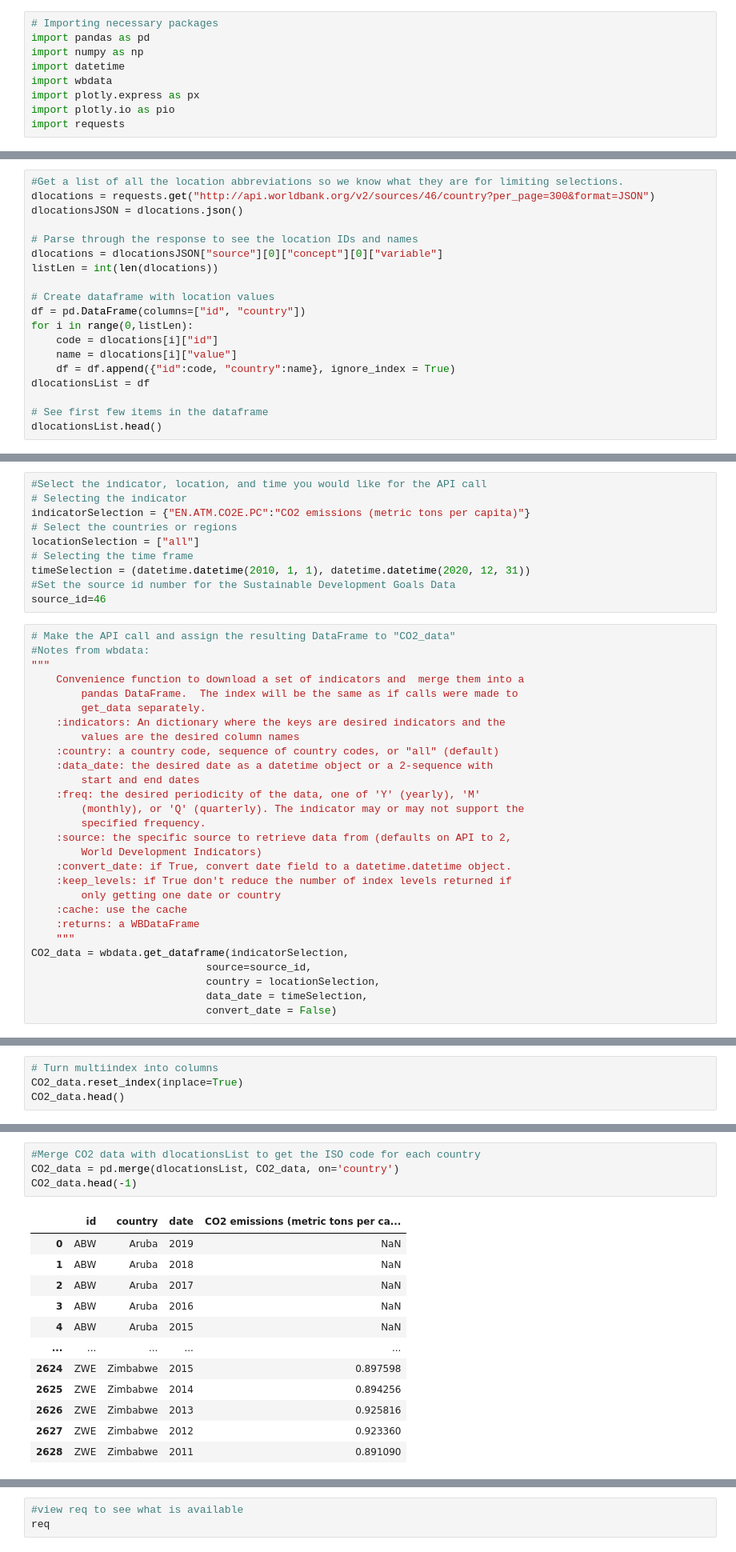
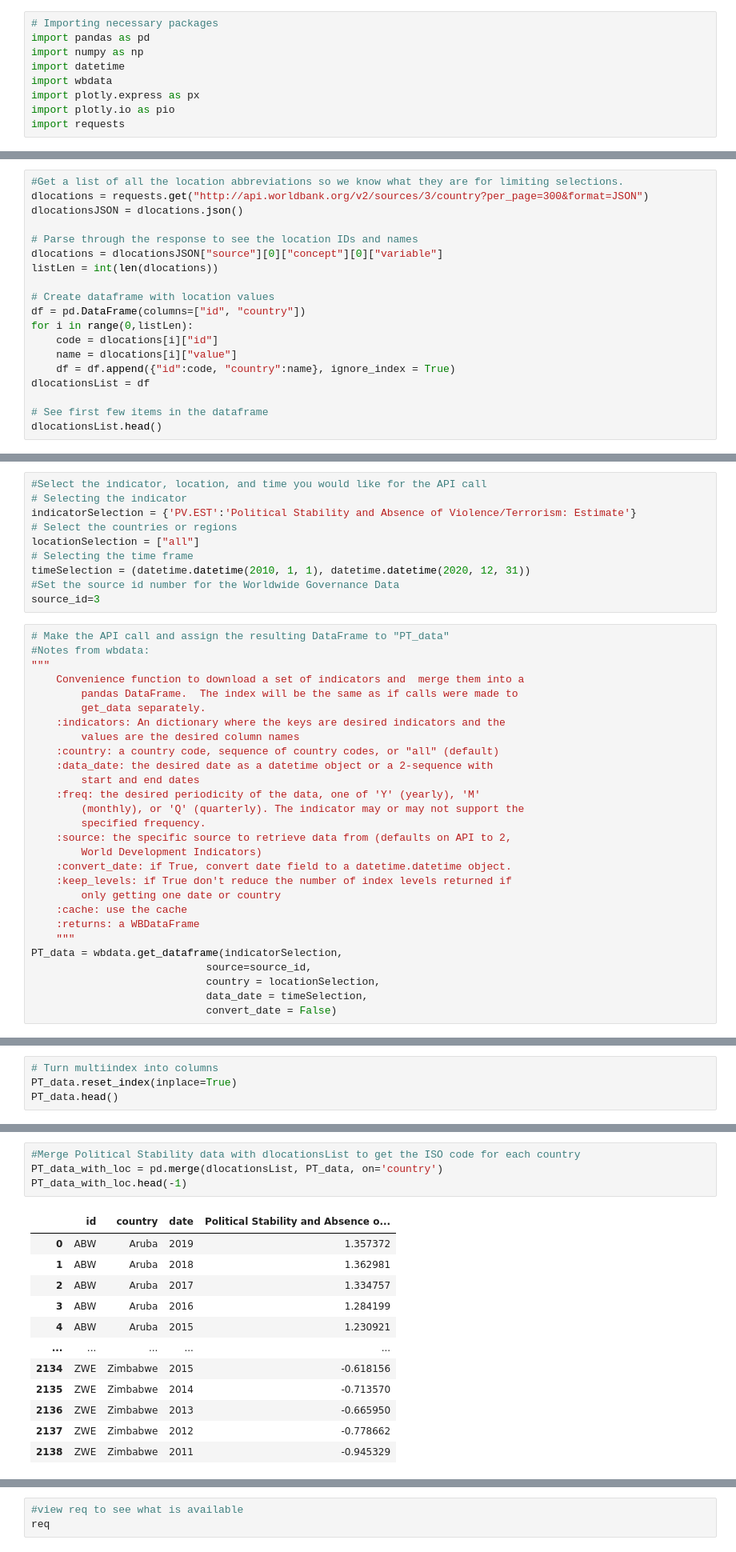
Before and after one commit to nmckinne/SustainabilityProject, a Jupyter notebook: SustainabilityGoals.ipynb, the cells around one changed output, grey strips where cells are left out. Shown at 80% size. Cells and saved outputs as stored; diff of their text form.

```diff
--- a/SustainabilityGoals.ipynb
+++ b/SustainabilityGoals.ipynb
@@ -58,6 +66,6 @@ for dict_entity in indicatorsJSON[1]:
 # %%
 #Get a list of all the location abbreviations so we know what they are for limiting selections.
-dlocations = requests.get("http://api.worldbank.org/v2/sources/46/country?per_page=300&format=JSON")
+dlocations = requests.get("http://api.worldbank.org/v2/sources/3/country?per_page=300&format=JSON")
 dlocationsJSON = dlocations.json()
 
 # Parse through the response to see the location IDs and names
@@ -84,15 +92,15 @@ dlocationsList.head()
 # %%
 #Select the indicator, location, and time you would like for the API call
 # Selecting the indicator
-indicatorSelection = {"EN.ATM.CO2E.PC":"CO2 emissions (metric tons per capita)"}
+indicatorSelection = {'PV.EST':'Political Stability and Absence of Violence/Terrorism: Estimate'}
 # Select the countries or regions
 locationSelection = ["all"]
 # Selecting the time frame
 timeSelection = (datetime.datetime(2010, 1, 1), datetime.datetime(2020, 12, 31))
-#Set the source id number for the Sustainable Development Goals Data
-source_id=46
+#Set the source id number for the Worldwide Governance Data
+source_id=3
 # %%
-# Make the API call and assign the resulting DataFrame to "CO2_data"
+# Make the API call and assign the resulting DataFrame to "PT_data"
 #Notes from wbdata:
 """
     Convenience function to download a set of indicators and  merge them into a
@@ -114,7 +122,7 @@ source_id=46
     :cache: use the cache
     :returns: a WBDataFrame
     """
-CO2_data = wbdata.get_dataframe(indicatorSelection,
+PT_data = wbdata.get_dataframe(indicatorSelection,
                             source=source_id,
                             country = locationSelection,
                             data_date = timeSelection,
@@ -132,5 +140,5 @@ CO2_data.head()
 # %%
 # Turn multiindex into columns
-CO2_data.reset_index(inplace=True)
-CO2_data.head()
+PT_data.reset_index(inplace=True)
+PT_data.head()
 # %% [output]
@@ -143,17 +151,17 @@ CO2_data.head()
 # %%
-#Merge CO2 data with dlocationsList to get the ISO code for each country
-CO2_data = pd.merge(dlocationsList, CO2_data, on='country')
-CO2_data.head(-1)
+#Merge Political Stability data with dlocationsList to get the ISO code for each country
+PT_data_with_loc = pd.merge(dlocationsList, PT_data, on='country')
+PT_data_with_loc.head(-1)
 # %% [output]
-|  | id | country | date | CO2 emissions (metric tons per ca... |
-| 0 | ABW | Aruba | 2019 | NaN |
-| 1 | ABW | Aruba | 2018 | NaN |
-| 2 | ABW | Aruba | 2017 | NaN |
-| 3 | ABW | Aruba | 2016 | NaN |
-| 4 | ABW | Aruba | 2015 | NaN |
+|  | id | country | date | Political Stability and Absence o... |
+| 0 | ABW | Aruba | 2019 | 1.357372 |
+| 1 | ABW | Aruba | 2018 | 1.362981 |
+| 2 | ABW | Aruba | 2017 | 1.334757 |
+| 3 | ABW | Aruba | 2016 | 1.284199 |
+| 4 | ABW | Aruba | 2015 | 1.230921 |
 | ... | ... | ... | ... | ... |
-| 2624 | ZWE | Zimbabwe | 2015 | 0.897598 |
-| 2625 | ZWE | Zimbabwe | 2014 | 0.894256 |
-| 2626 | ZWE | Zimbabwe | 2013 | 0.925816 |
-| 2627 | ZWE | Zimbabwe | 2012 | 0.923360 |
-| 2628 | ZWE | Zimbabwe | 2011 | 0.891090 |
+| 2134 | ZWE | Zimbabwe | 2015 | -0.618156 |
+| 2135 | ZWE | Zimbabwe | 2014 | -0.713570 |
+| 2136 | ZWE | Zimbabwe | 2013 | -0.665950 |
+| 2137 | ZWE | Zimbabwe | 2012 | -0.778662 |
+| 2138 | ZWE | Zimbabwe | 2011 | -0.945329 |
```
Also changed, not shown: parts of 35 cells of this notebook.
